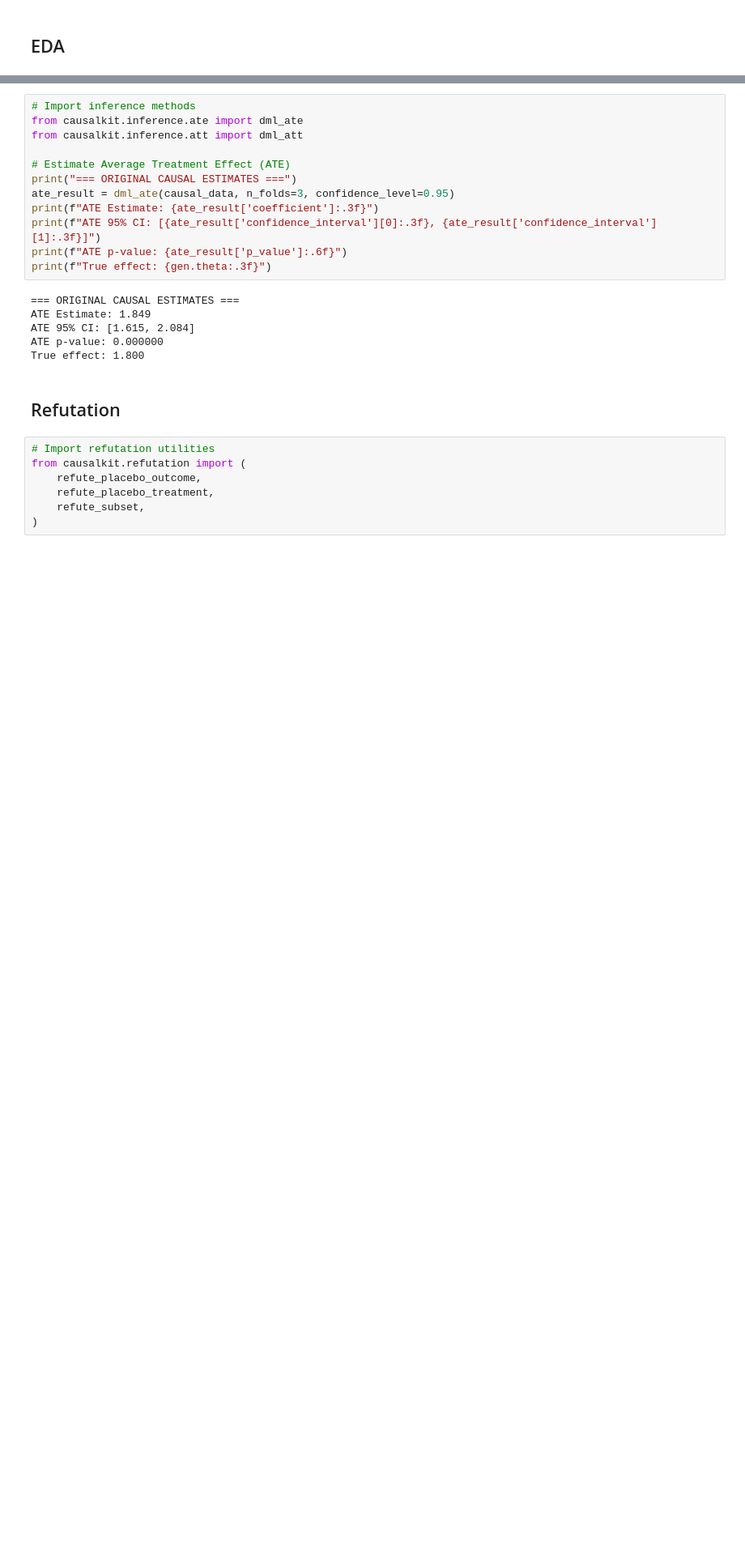
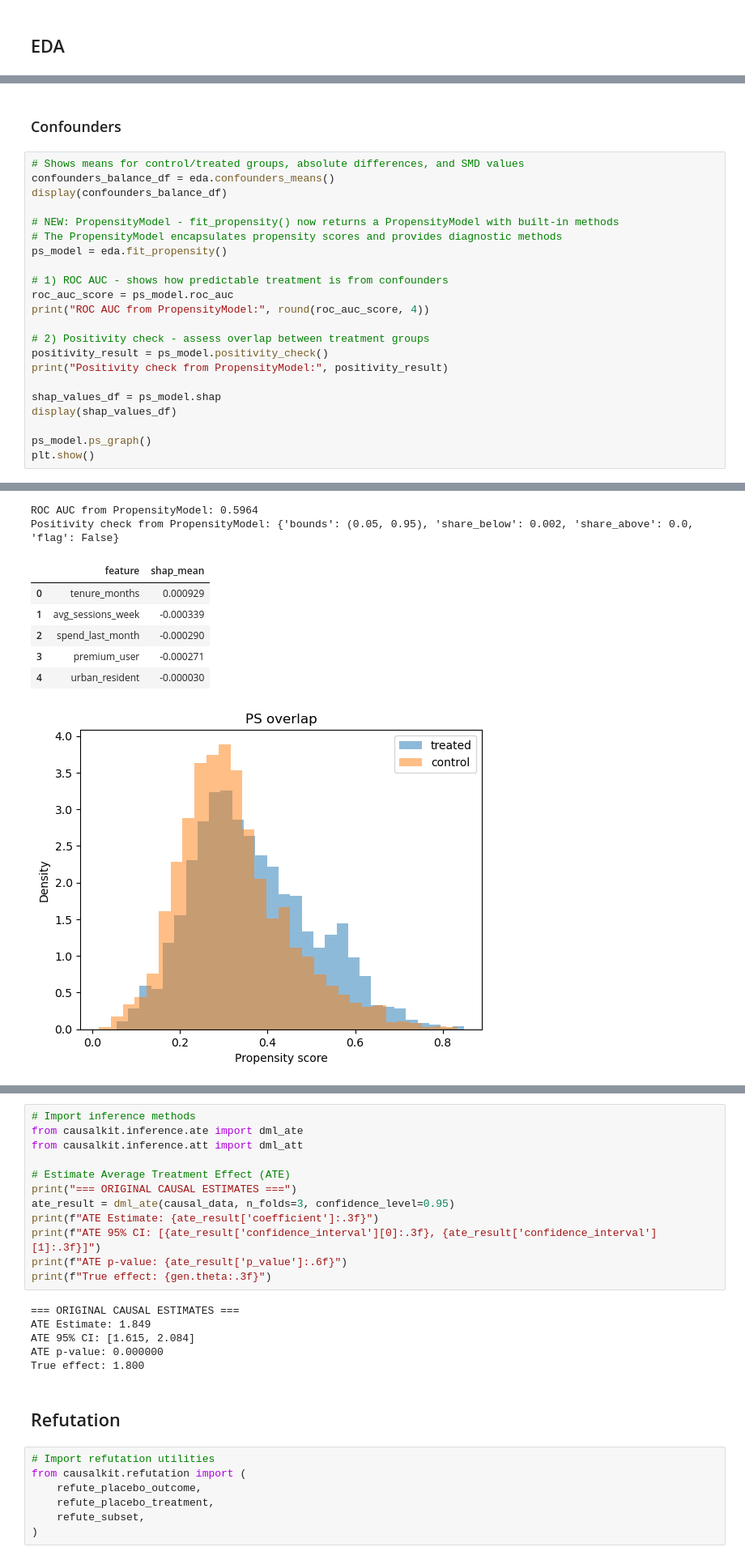
Before and after one commit to IoannMartynov/CausalKit, a Jupyter notebook: docs/examples/scenario_1.ipynb, the cells around one changed output, grey strips where cells are left out. Shown: that part at 81% size. Drawn from its saved outputs; the diff is of its cells as text; blank space fills up the shorter version.

```diff
--- a/docs/examples/scenario_1.ipynb
+++ b/docs/examples/scenario_1.ipynb
@@ -228,0 +110,25 @@ Outcome by Treatment:
+# %% [markdown]
+### Confounders
+# %%
+# Shows means for control/treated groups, absolute differences, and SMD values
+confounders_balance_df = eda.confounders_means()
+display(confounders_balance_df)
+
+# NEW: PropensityModel - fit_propensity() now returns a PropensityModel with built-in methods
+# The PropensityModel encapsulates propensity scores and provides diagnostic methods
+ps_model = eda.fit_propensity()
+
+# 1) ROC AUC - shows how predictable treatment is from confounders
+roc_auc_score = ps_model.roc_auc
+print("ROC AUC from PropensityModel:", round(roc_auc_score, 4))
+
+# 2) Positivity check - assess overlap between treatment groups
+positivity_result = ps_model.positivity_check()
+print("Positivity check from PropensityModel:", positivity_result)
+
+shap_values_df = ps_model.shap
+display(shap_values_df)
+
+ps_model.ps_graph()
+plt.show()
+# %% [output]
@@ -228,0 +142,9 @@ Outcome by Treatment:
+ROC AUC from PropensityModel: 0.5964
+Positivity check from PropensityModel: {'bounds': (0.05, 0.95), 'share_below': 0.002, 'share_above': 0.0, 'flag': False}
+|  | feature | shap_mean |
+| 0 | tenure_months | 0.000929 |
+| 1 | avg_sessions_week | -0.000339 |
+| 2 | spend_last_month | -0.000290 |
+| 3 | premium_user | -0.000271 |
+| 4 | urban_resident | -0.000030 |
+[figure, added]
```
Also changed, not shown: parts of 22 cells of this notebook, 4 other files.
